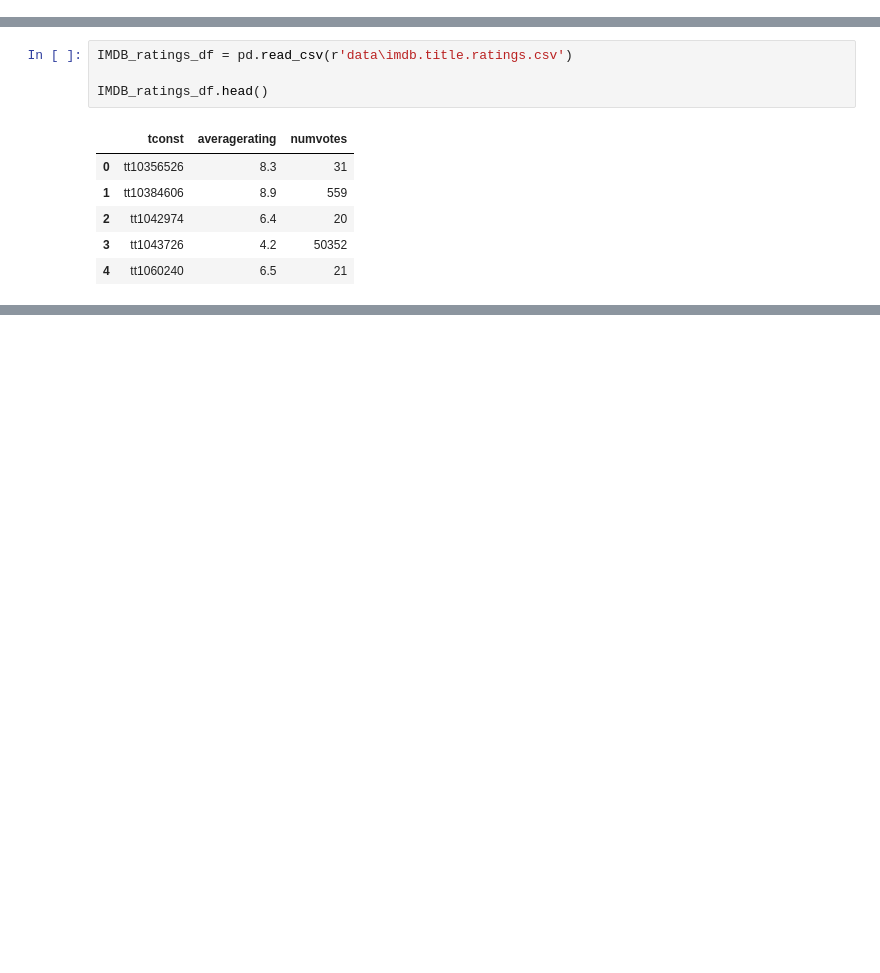
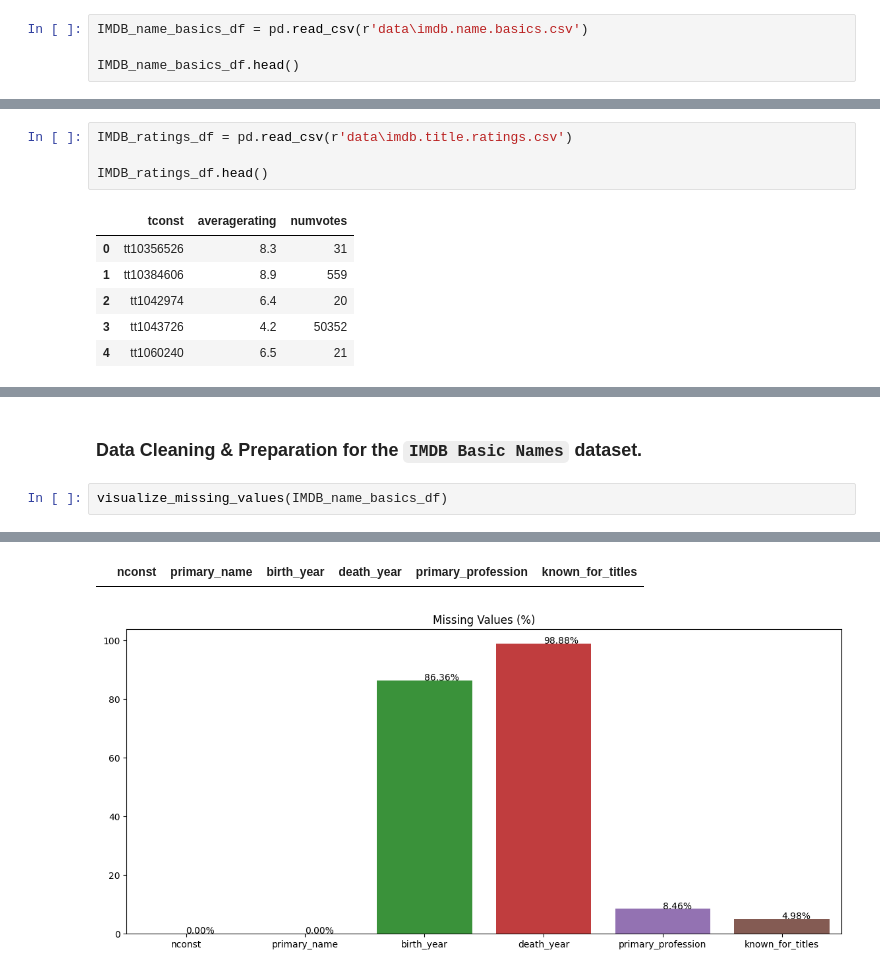
Before and after one commit to TarachaR/Microsoft-s-Film-Strategy-Based-on-Box-Office-Data---A-Preliminary-Analysis, a Jupyter notebook: index.ipynb, the cells around one changed output, grey strips where cells are left out. Cells and saved outputs as stored; diff of their text form; blank space fills up the shorter version.

```diff
--- a/index.ipynb
+++ b/index.ipynb
@@ -3,0 +68,4 @@ import numpy as np
+# %%
+IMDB_name_basics_df = pd.read_csv(r'data\imdb.name.basics.csv')
+
+IMDB_name_basics_df.head()
@@ -47,0 +331,5 @@ IMDB_title_akas_df.head()
+# %% [markdown]
+### Data Cleaning & Preparation for the `IMDB Basic Names` dataset.
+# %%
+visualize_missing_values(IMDB_name_basics_df)
+# %% [output]
@@ -47,0 +342,2 @@ IMDB_title_akas_df.head()
+|  | nconst | primary_name | birth_year | death_year | primary_profession | known_for_titles |
+[figure, added]
```
Also changed, not shown: parts of 76 cells of this notebook, 1 other file.
